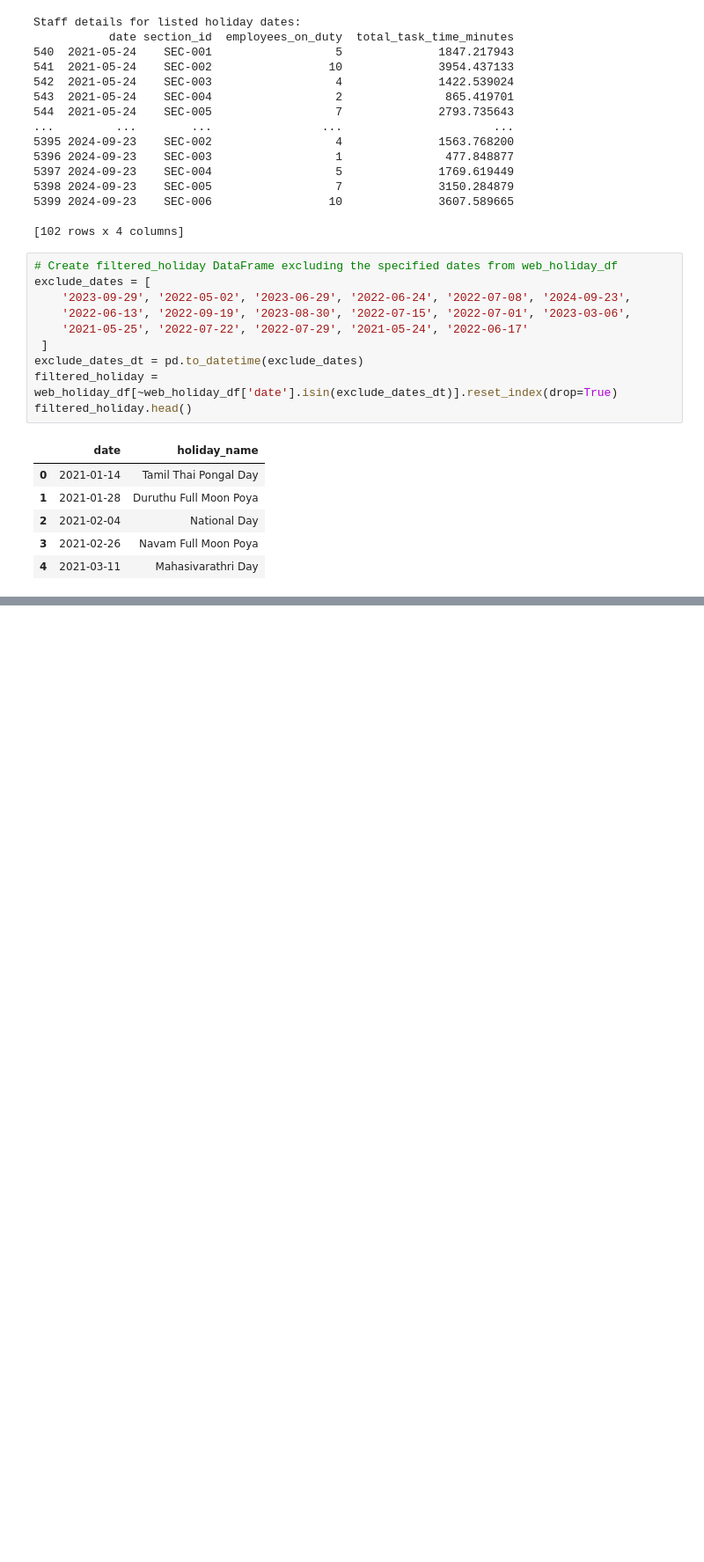
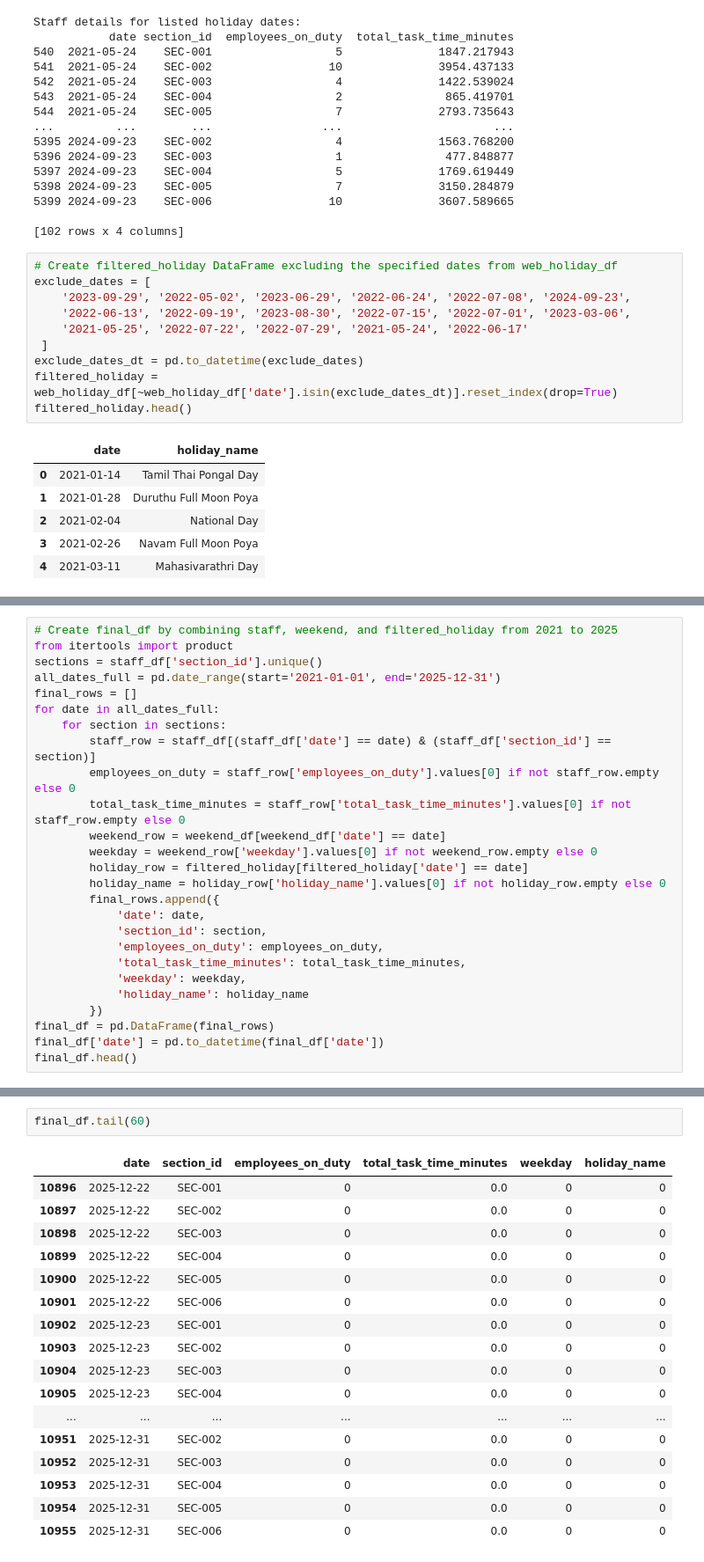
Before and after one commit to didulanthaisuru/rootcode_datathon_notebooks, a Jupyter notebook: create_holiday_df.ipynb, the cells around one changed output, grey strips where cells are left out. Shown at 88% size. Cells and saved outputs as stored; diff of their text form; blank space fills up the shorter version.

```diff
--- a/create_holiday_df.ipynb
+++ b/create_holiday_df.ipynb
@@ -478,0 +531,26 @@ filtered_holiday.head()
+# %%
+# Create final_df by combining staff, weekend, and filtered_holiday from 2021 to 2025
+from itertools import product
+sections = staff_df['section_id'].unique()
+all_dates_full = pd.date_range(start='2021-01-01', end='2025-12-31')
+final_rows = []
+for date in all_dates_full:
+    for section in sections:
+        staff_row = staff_df[(staff_df['date'] == date) & (staff_df['section_id'] == section)]
+        employees_on_duty = staff_row['employees_on_duty'].values[0] if not staff_row.empty else 0
+        total_task_time_minutes = staff_row['total_task_time_minutes'].values[0] if not staff_row.empty else 0
+        weekend_row = weekend_df[weekend_df['date'] == date]
+        weekday = weekend_row['weekday'].values[0] if not weekend_row.empty else 0
+        holiday_row = filtered_holiday[filtered_holiday['date'] == date]
+        holiday_name = holiday_row['holiday_name'].values[0] if not holiday_row.empty else 0
+        final_rows.append({
+            'date': date,
+            'section_id': section,
+            'employees_on_duty': employees_on_duty,
+            'total_task_time_minutes': total_task_time_minutes,
+            'weekday': weekday,
+            'holiday_name': holiday_name
+        })
+final_df = pd.DataFrame(final_rows)
+final_df['date'] = pd.to_datetime(final_df['date'])
+final_df.head()
@@ -478,0 +564,20 @@ filtered_holiday.head()
+# %%
+final_df.tail(60)
+# %% [output]
+|  | date | section_id | employees_on_duty | total_task_time_minutes | weekday | holiday_name |
+| 10896 | 2025-12-22 | SEC-001 | 0 | 0.0 | 0 | 0 |
+| 10897 | 2025-12-22 | SEC-002 | 0 | 0.0 | 0 | 0 |
+| 10898 | 2025-12-22 | SEC-003 | 0 | 0.0 | 0 | 0 |
+| 10899 | 2025-12-22 | SEC-004 | 0 | 0.0 | 0 | 0 |
+| 10900 | 2025-12-22 | SEC-005 | 0 | 0.0 | 0 | 0 |
+| 10901 | 2025-12-22 | SEC-006 | 0 | 0.0 | 0 | 0 |
+| 10902 | 2025-12-23 | SEC-001 | 0 | 0.0 | 0 | 0 |
+| 10903 | 2025-12-23 | SEC-002 | 0 | 0.0 | 0 | 0 |
+| 10904 | 2025-12-23 | SEC-003 | 0 | 0.0 | 0 | 0 |
+| 10905 | 2025-12-23 | SEC-004 | 0 | 0.0 | 0 | 0 |
+| ... | ... | ... | ... | ... | ... | ... |
+| 10951 | 2025-12-31 | SEC-002 | 0 | 0.0 | 0 | 0 |
+| 10952 | 2025-12-31 | SEC-003 | 0 | 0.0 | 0 | 0 |
+| 10953 | 2025-12-31 | SEC-004 | 0 | 0.0 | 0 | 0 |
+| 10954 | 2025-12-31 | SEC-005 | 0 | 0.0 | 0 | 0 |
+| 10955 | 2025-12-31 | SEC-006 | 0 | 0.0 | 0 | 0 |
```
Also changed, not shown: parts of 4 cells of this notebook, 1 other file.
